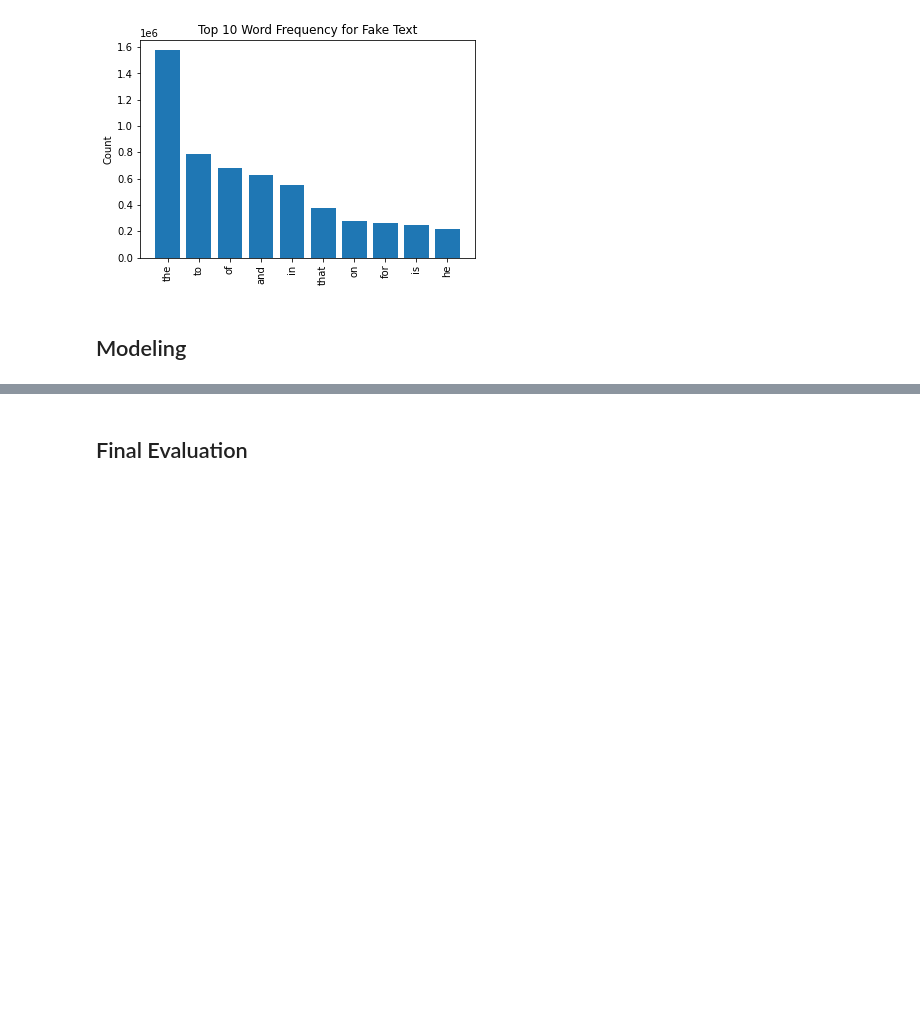
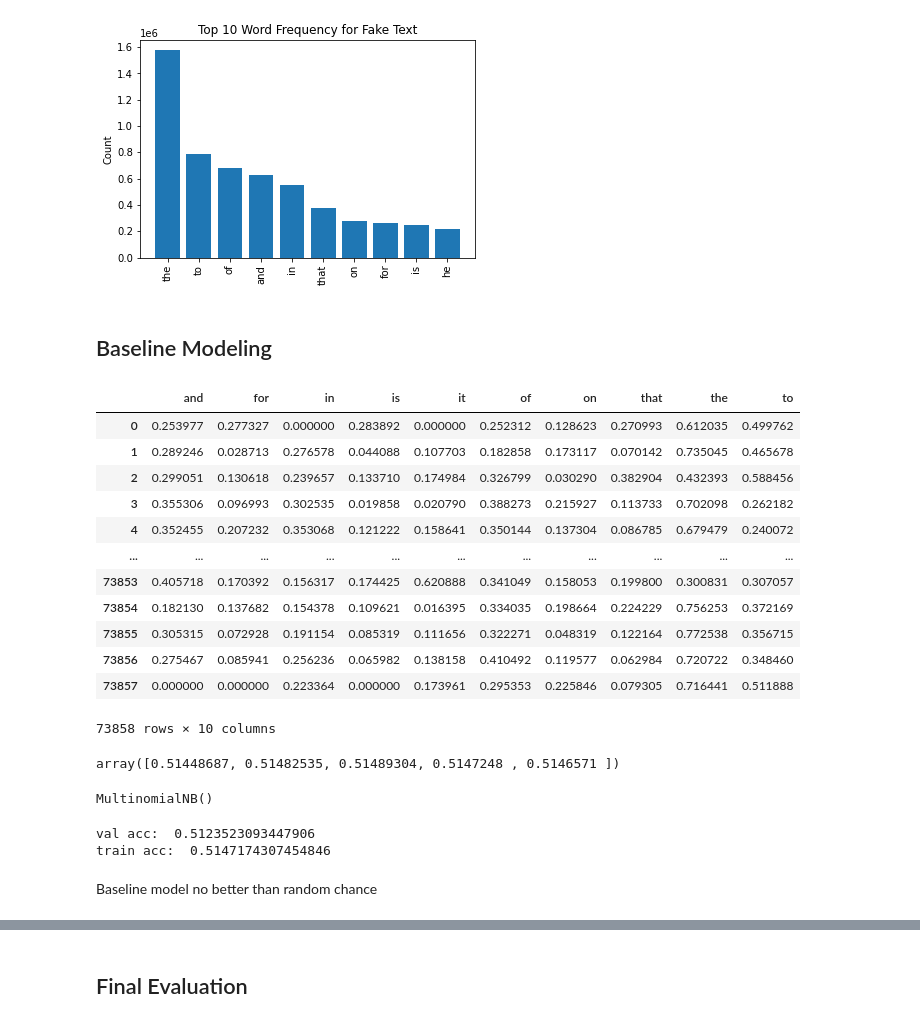
Before and after one commit to bentoler22/Phase_5_Project, a Jupyter notebook: Fake News Detection.ipynb, the cells around one changed output, grey strips where cells are left out. Saved outputs shown, nothing was run; the diff lists cells and outputs as text; code cells hidden in the pictures; blank space fills up the shorter version.

Commit message:
baseline modeling

```diff
--- a/Fake News Detection.ipynb
+++ b/Fake News Detection.ipynb
@@ -206,4 +218,7 @@ visualize_top_10(fake_freq_dist, "Top 10 Word Frequency for Fake Text")
 # %% [output]
 [figure]
 # %% [markdown]
-## Modeling
+## Baseline Modeling
+# %%
+X_train.reset_index(drop=True, inplace=True)
+X_val.reset_index(drop=True, inplace=True)
@@ -209,0 +231,25 @@ visualize_top_10(fake_freq_dist, "Top 10 Word Frequency for Fake Text")
+# %%
+# Instantiate a vectorizer with max_features=10
+# (we are using the default token pattern)
+tfidf = TfidfVectorizer(max_features=10)
+
+# Fit the vectorizer on X_train["text"] and transform it
+X_train_vectorized = tfidf.fit_transform(X_train["text"])
+X_val_vectorized = tfidf.fit_transform(X_val["text"])
+
+# Visually inspect the vectorized data
+pd.DataFrame.sparse.from_spmatrix(X_train_vectorized, columns=tfidf.get_feature_names())
+# %% [output]
+|  | and | for | in | is | it | of | on | that | the | to |
+| 0 | 0.253977 | 0.277327 | 0.000000 | 0.283892 | 0.000000 | 0.252312 | 0.128623 | 0.270993 | 0.612035 | 0.499762 |
+| 1 | 0.289246 | 0.028713 | 0.276578 | 0.044088 | 0.107703 | 0.182858 | 0.173117 | 0.070142 | 0.735045 | 0.465678 |
+| 2 | 0.299051 | 0.130618 | 0.239657 | 0.133710 | 0.174984 | 0.326799 | 0.030290 | 0.382904 | 0.432393 | 0.588456 |
+| 3 | 0.355306 | 0.096993 | 0.302535 | 0.019858 | 0.020790 | 0.388273 | 0.215927 | 0.113733 | 0.702098 | 0.262182 |
+| 4 | 0.352455 | 0.207232 | 0.353068 | 0.121222 | 0.158641 | 0.350144 | 0.137304 | 0.086785 | 0.679479 | 0.240072 |
+| ... | ... | ... | ... | ... | ... | ... | ... | ... | ... | ... |
+| 73853 | 0.405718 | 0.170392 | 0.156317 | 0.174425 | 0.620888 | 0.341049 | 0.158053 | 0.199800 | 0.300831 | 0.307057 |
+| 73854 | 0.182130 | 0.137682 | 0.154378 | 0.109621 | 0.016395 | 0.334035 | 0.198664 | 0.224229 | 0.756253 | 0.372169 |
+| 73855 | 0.305315 | 0.072928 | 0.191154 | 0.085319 | 0.111656 | 0.322271 | 0.048319 | 0.122164 | 0.772538 | 0.356715 |
+| 73856 | 0.275467 | 0.085941 | 0.256236 | 0.065982 | 0.138158 | 0.410492 | 0.119577 | 0.062984 | 0.720722 | 0.348460 |
+| 73857 | 0.000000 | 0.000000 | 0.223364 | 0.000000 | 0.173961 | 0.295353 | 0.225846 | 0.079305 | 0.716441 | 0.511888 |
+73858 rows × 10 columns
@@ -209,0 +263,25 @@ visualize_top_10(fake_freq_dist, "Top 10 Word Frequency for Fake Text")
+# %%
+# Instantiate a MultinomialNB classifier
+baseline_model = MultinomialNB()
+
+# Evaluate the classifier on X_train_vectorized and y_train
+baseline_cv = cross_val_score(baseline_model, X_train_vectorized, y_train)
+baseline_cv
+# %% [output]
+array([0.51448687, 0.51482535, 0.51489304, 0.5147248 , 0.5146571 ])
+# %%
+# Instantiate a MultinomialNB classifier
+baseline_model = MultinomialNB()
+baseline_model.fit(X_train_vectorized, y_train)
+# %% [output]
+MultinomialNB()
+# %%
+train_preds = baseline_model.predict(X_train_vectorized)
+val_preds = baseline_model.predict(X_val_vectorized)
+print("val acc: ", accuracy_score(y_val, val_preds))
+print("train acc: ", accuracy_score(y_train, train_preds))
+# %% [output]
+val acc:  0.5123523093447906
+train acc:  0.5147174307454846
+# %% [markdown]
+Baseline model no better than random chance
```
Also changed, not shown: parts of 19 cells of this notebook.
